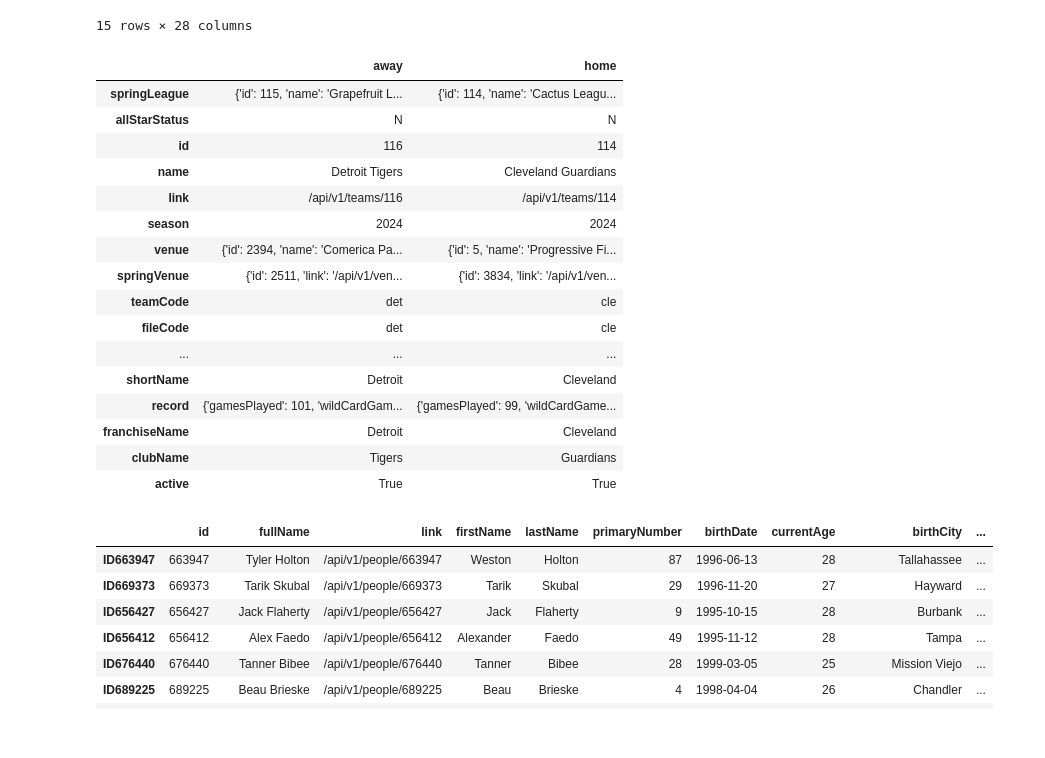
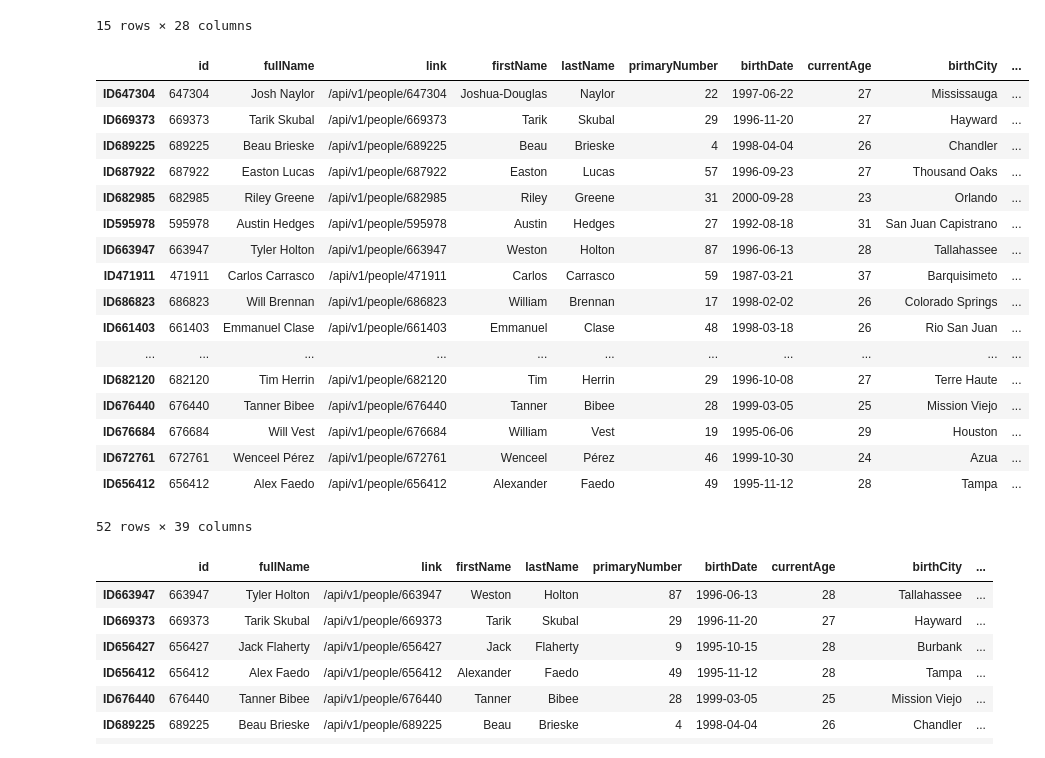
Before and after one commit to ztblick/baseball-data, a Jupyter notebook: pitchingMK2.ipynb, the cells around one changed output. Saved outputs shown, nothing was run; the diff lists cells and outputs as text; code cells hidden in the pictures.

```diff
--- a/pitchingMK2.ipynb
+++ b/pitchingMK2.ipynb
@@ -30,31 +30,32 @@ df
 # %%
 HOST = 'https://statsapi.mlb.com'
 url = HOST + df.loc[0,'link']
 r = requests.get(url=url).json()
 player_df = pd.DataFrame(r['gameData']['players'])
 player_df_all = pd.DataFrame(['players'])
 player_df = player_df.T
 # player_df.T
 gameteams_df = pd.DataFrame(r['gameData']['teams'])
-gameteams_df
+player_df
 # %% [output]
-|  | away | home |
-| springLeague | {'id': 115, 'name': 'Grapefruit L... | {'id': 114, 'name': 'Cactus Leagu... |
-| allStarStatus | N | N |
-| id | 116 | 114 |
-| name | Detroit Tigers | Cleveland Guardians |
-| link | /api/v1/teams/116 | /api/v1/teams/114 |
-| season | 2024 | 2024 |
-| venue | {'id': 2394, 'name': 'Comerica Pa... | {'id': 5, 'name': 'Progressive Fi... |
-| springVenue | {'id': 2511, 'link': '/api/v1/ven... | {'id': 3834, 'link': '/api/v1/ven... |
-| teamCode | det | cle |
-| fileCode | det | cle |
-| ... | ... | ... |
-| shortName | Detroit | Cleveland |
-| record | {'gamesPlayed': 101, 'wildCardGam... | {'gamesPlayed': 99, 'wildCardGame... |
-| franchiseName | Detroit | Cleveland |
-| clubName | Tigers | Guardians |
-| active | True | True |
+|  | id | fullName | link | firstName | lastName | primaryNumber | birthDate | currentAge | birthCity | ... |
+| ID647304 | 647304 | Josh Naylor | /api/v1/people/647304 | Joshua-Douglas | Naylor | 22 | 1997-06-22 | 27 | Mississauga | ... |
+| ID669373 | 669373 | Tarik Skubal | /api/v1/people/669373 | Tarik | Skubal | 29 | 1996-11-20 | 27 | Hayward | ... |
+| ID689225 | 689225 | Beau Brieske | /api/v1/people/689225 | Beau | Brieske | 4 | 1998-04-04 | 26 | Chandler | ... |
+| ID687922 | 687922 | Easton Lucas | /api/v1/people/687922 | Easton | Lucas | 57 | 1996-09-23 | 27 | Thousand Oaks | ... |
+| ID682985 | 682985 | Riley Greene | /api/v1/people/682985 | Riley | Greene | 31 | 2000-09-28 | 23 | Orlando | ... |
+| ID595978 | 595978 | Austin Hedges | /api/v1/people/595978 | Austin | Hedges | 27 | 1992-08-18 | 31 | San Juan Capistrano | ... |
+| ID663947 | 663947 | Tyler Holton | /api/v1/people/663947 | Weston | Holton | 87 | 1996-06-13 | 28 | Tallahassee | ... |
+| ID471911 | 471911 | Carlos Carrasco | /api/v1/people/471911 | Carlos | Carrasco | 59 | 1987-03-21 | 37 | Barquisimeto | ... |
+| ID686823 | 686823 | Will Brennan | /api/v1/people/686823 | William | Brennan | 17 | 1998-02-02 | 26 | Colorado Springs | ... |
+| ID661403 | 661403 | Emmanuel Clase | /api/v1/people/661403 | Emmanuel | Clase | 48 | 1998-03-18 | 26 | Rio San Juan | ... |
+| ... | ... | ... | ... | ... | ... | ... | ... | ... | ... | ... |
+| ID682120 | 682120 | Tim Herrin | /api/v1/people/682120 | Tim | Herrin | 29 | 1996-10-08 | 27 | Terre Haute | ... |
+| ID676440 | 676440 | Tanner Bibee | /api/v1/people/676440 | Tanner | Bibee | 28 | 1999-03-05 | 25 | Mission Viejo | ... |
+| ID676684 | 676684 | Will Vest | /api/v1/people/676684 | William | Vest | 19 | 1995-06-06 | 29 | Houston | ... |
+| ID672761 | 672761 | Wenceel Pérez | /api/v1/people/672761 | Wenceel | Pérez | 46 | 1999-10-30 | 24 | Azua | ... |
+| ID656412 | 656412 | Alex Faedo | /api/v1/people/656412 | Alexander | Faedo | 49 | 1995-11-12 | 28 | Tampa | ... |
+52 rows × 39 columns
 # %%
 def get_hitsPer9(player_id):
     player = statsapi.player_stat_data(int(player_id), group= "pitching", type="season", sportId=1)
```
Also changed, not shown: parts of 9 cells of this notebook, 2 other files.
